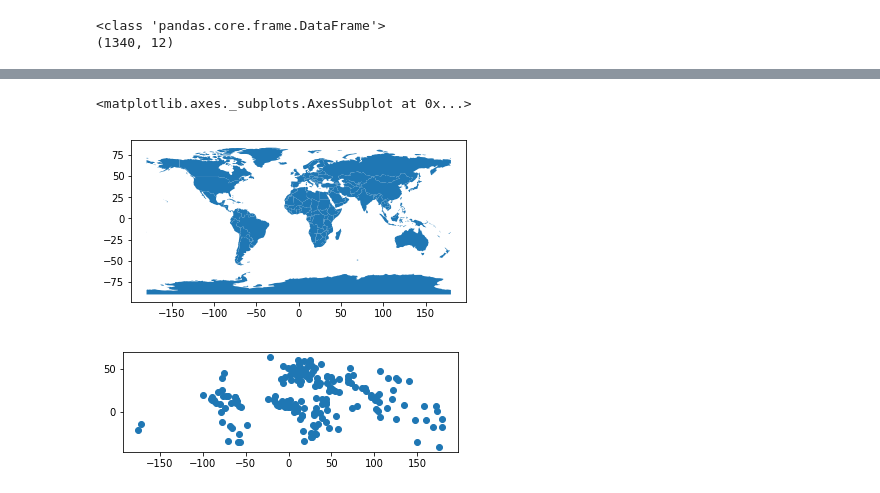
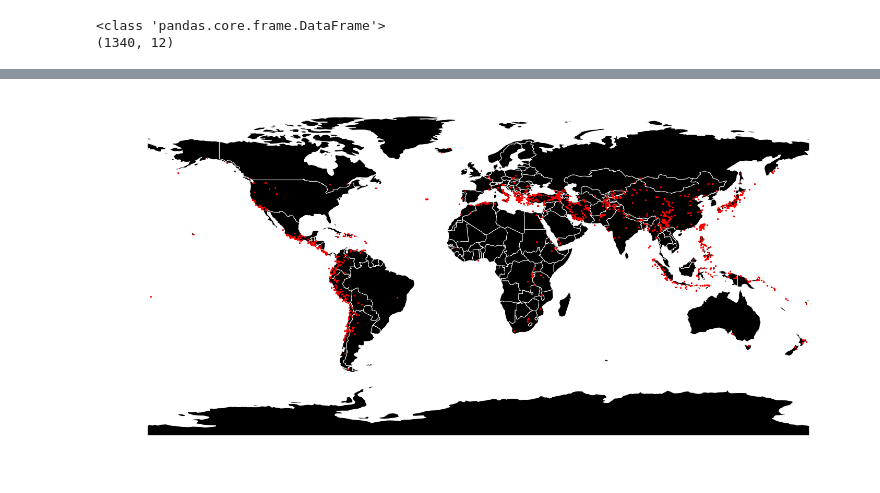
Before and after one commit to DataScienceBS/data-question-3-tornado-bombers, a Jupyter notebook: Earthquakes.ipynb, the cells around one changed output, grey strips where cells are left out. Cells and saved outputs as stored; diff of their text form; code cells hidden in the pictures.

Commit message:
Working on visualizations

```diff
--- a/Earthquakes.ipynb
+++ b/Earthquakes.ipynb
@@ -106,7 +106,7 @@ df.tail(15)
 # %%
 # (3) Converting Magnitude to numeric by removing the 'Mv.'
 
-pattern = r'[^\.\d]+'
+pattern = r'([^\.\d]).*'
 df['Magnitude'] = df['Magnitude'].str.replace(pattern, "")
 df.head(15)
 # %% [output]
@@ -155,8 +155,9 @@ df.head(15)
 | 13 | 1902-09-19 | Australia | -35.000 | 138.000 | 2 | 6.0 | NaN | ... |
 | 14 | 1902-12-16 05:07 | Uzbekistan | 40.800 | 72.300 | 9 | 6.4 | NaN | ... |
 # %%
-#Renaming the 'Country' column and removing the additional strings in the Country column.
+#Renaming the 'Country' and 'Origin' columns and removing the additional strings in the Country column.
 
 df.rename(columns={'Present-day country and link to Wikipedia article':'Country'}, inplace=True)
+df.rename(columns={'Origin (UTC)':'Year'}, inplace=True)
 df.head(15)
 # %% [output]
@@ -225,8 +226,12 @@ list(set(df['Country']))
 # %%
-#fixing the ?'s in the Lat and Long columns for plotting purposes later on.
+#fixing the ?'s in the Lat, Long, and Depth columns for plotting purposes later on and converting these columns to numeric values.
 
-pattern = r'\?\??'
+pattern = r'\?'
 df['Long'] = df['Long'].replace(pattern, np.NaN, regex=True)
 df['Lat'] = df['Lat'].replace(pattern, np.NaN, regex=True)
-df.tail(25)
+df['Depth (km)'] = df['Depth (km)'].replace(pattern, np.NaN, regex=True)
+df['Lat'] = pd.to_numeric(df['Lat'])
+df['Long'] = pd.to_numeric(df['Long'])
+df['Depth (km)'] = pd.to_numeric(df['Depth (km)'])
+df.tail(15)
 # %% [output]
@@ -250,17 +254,19 @@ df.tail(25)
 # %%
 # (5) Explore the data in terms of when and where earthquakes occurred and how severe they were (magnitude, deaths, secondary effects
 
 import geopandas as gpd
 import matplotlib.pyplot as plt
 from shapely.geometry import Point
-import shapely.wkt
-from geopandas import GeoDataFrame
+import seaborn as sns
 %matplotlib inline
 world = gpd.read_file(gpd.datasets.get_path('naturalearth_lowres'))
-cities = gpd.read_file(gpd.datasets.get_path('naturalearth_cities'))
-world.plot()
-cities.plot()
+def make_point(row):
+    return Point(row.Long, row.Lat)
+points = df.apply(make_point, axis=1)
+quakes = gpd.GeoDataFrame(df, geometry=points)
+quakes.crs = {'init': 'epsg:4326'}
+ax = world.plot(color='black', edgecolor='white', figsize=(25,255))
+ax.axis('off')
+quakes.plot(ax=ax, marker='*', color='red', markersize=8);
 # %% [output]
-<matplotlib.axes._subplots.AxesSubplot at 0x...>
-[figure, old version]
+[figure, new version]
-[figure, removed]
```
Also changed, not shown: parts of 13 cells of this notebook.
